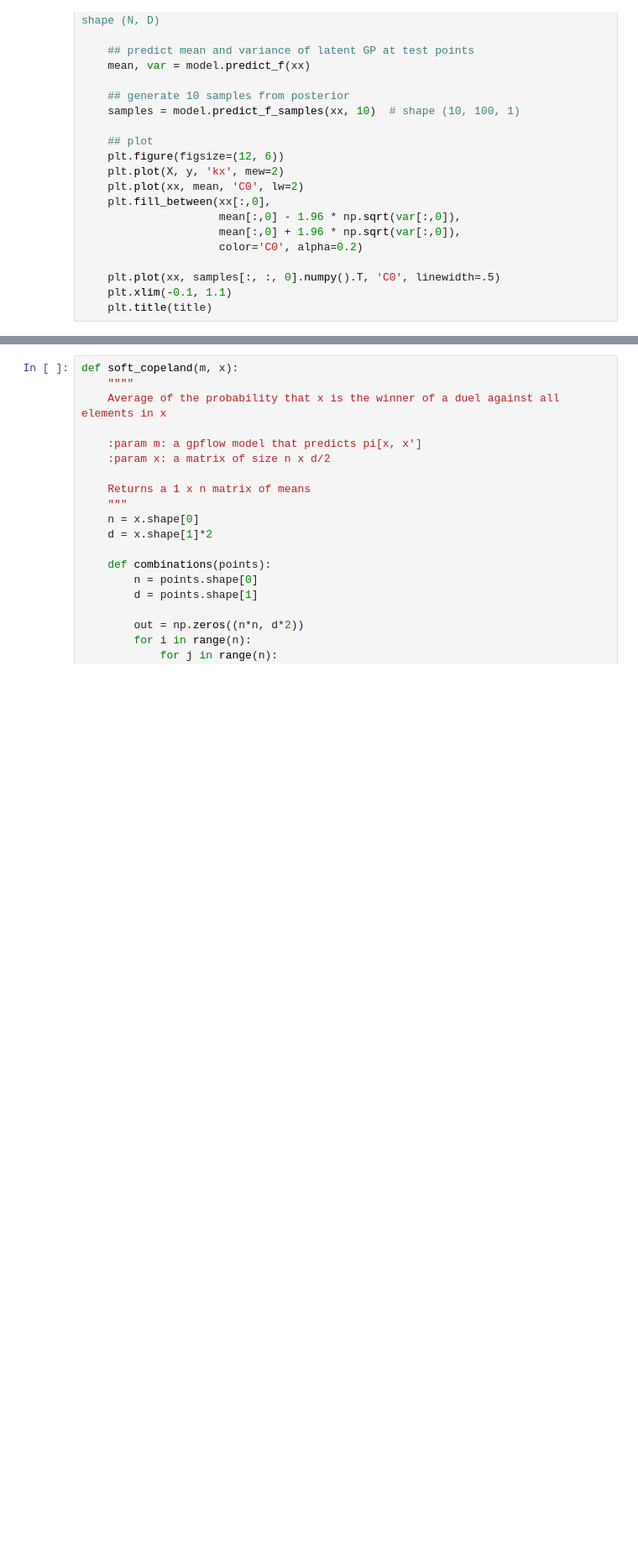
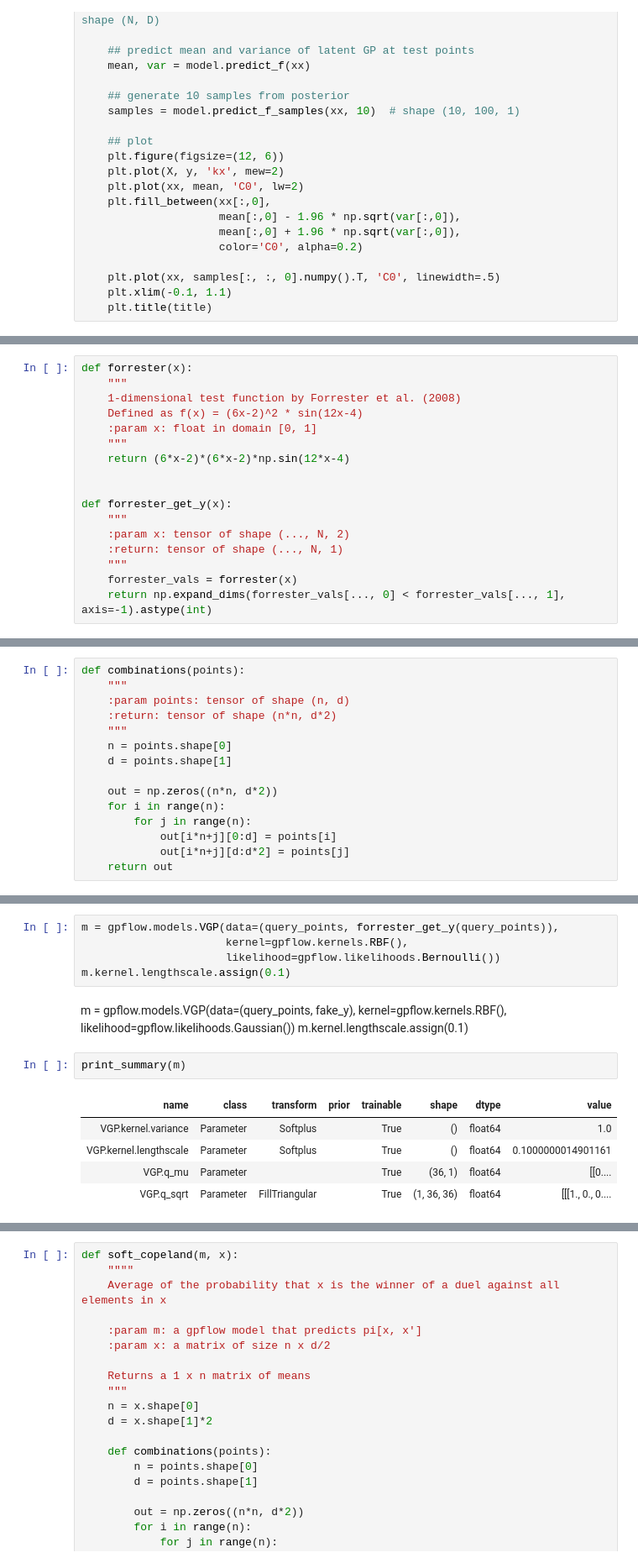
Before and after one commit to sebtsh/Top-k-Ranking-Bayesian-Optimization, a Jupyter notebook: notebooks/PBO_DTS.ipynb, the cells around one changed output, grey strips where cells are left out. Shown at 84% size. Cells and saved outputs as stored; diff of their text form; blank space fills up the shorter version.

```diff
--- a/notebooks/PBO_DTS.ipynb
+++ b/notebooks/PBO_DTS.ipynb
@@ -523,0 +48,17 @@ plot(m, axes)
+# %%
+def forrester(x):
+    """
+    1-dimensional test function by Forrester et al. (2008)
+    Defined as f(x) = (6x-2)^2 * sin(12x-4)
+    :param x: float in domain [0, 1]
+    """
+    return (6*x-2)*(6*x-2)*np.sin(12*x-4)
+
+
+def forrester_get_y(x):
+    """
+    :param x: tensor of shape (..., N, 2)
+    :return: tensor of shape (..., N, 1)
+    """
+    forrester_vals = forrester(x)
+    return np.expand_dims(forrester_vals[..., 0] < forrester_vals[..., 1], axis=-1).astype(int)
@@ -523,0 +103,15 @@ plot(m, axes)
+# %%
+def combinations(points):
+    """
+    :param points: tensor of shape (n, d)
+    :return: tensor of shape (n*n, d*2)
+    """
+    n = points.shape[0]
+    d = points.shape[1]
+
+    out = np.zeros((n*n, d*2))
+    for i in range(n):
+        for j in range(n):
+            out[i*n+j][0:d] = points[i]
+            out[i*n+j][d:d*2] = points[j]
+    return out
@@ -523,0 +186,18 @@ plot(m, axes)
+# %%
+m = gpflow.models.VGP(data=(query_points, forrester_get_y(query_points)),
+                      kernel=gpflow.kernels.RBF(),
+                      likelihood=gpflow.likelihoods.Bernoulli())
+m.kernel.lengthscale.assign(0.1)
+# %% [markdown]
+m = gpflow.models.VGP(data=(query_points, fake_y),
+                      kernel=gpflow.kernels.RBF(),
+                      likelihood=gpflow.likelihoods.Gaussian())
+m.kernel.lengthscale.assign(0.1)
+# %%
+print_summary(m)
+# %% [output]
+| name | class | transform | prior | trainable | shape | dtype | value |
+| VGP.kernel.variance | Parameter | Softplus |  | True | () | float64 | 1.0 |
+| VGP.kernel.lengthscale | Parameter | Softplus |  | True | () | float64 | 0.1000000014901161 |
+| VGP.q_mu | Parameter |  |  | True | (36, 1) | float64 | [[0.... |
+| VGP.q_sqrt | Parameter | FillTriangular |  | True | (1, 36, 36) | float64 | [[[1., 0., 0.... |
```
Also changed, not shown: parts of 66 cells of this notebook, 2 other files.
